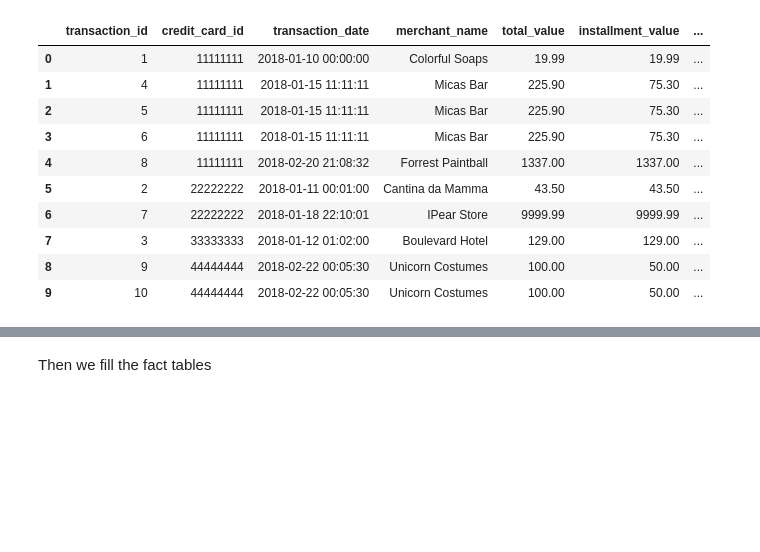
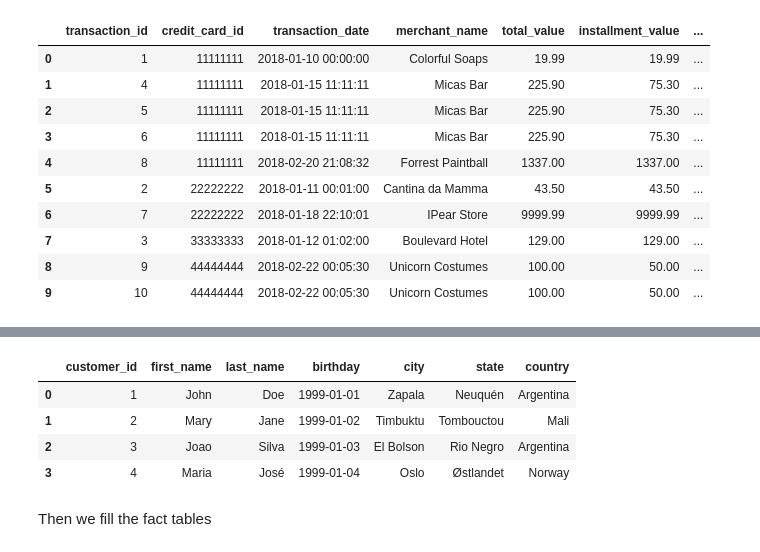
Before and after one commit to ArmlessJohn404/nubank-challenge, a Jupyter notebook: Nubank Challenge.ipynb, the cells around one changed output, grey strips where cells are left out. Drawn from its saved outputs; the diff is of its cells as text; code cells hidden in the pictures; blank space fills up the shorter version.

```diff
--- a/Nubank Challenge.ipynb
+++ b/Nubank Challenge.ipynb
@@ -292,0 +314,8 @@ INERTED credit_card: 44444444
+# %%
+pd.DataFrame(connection.execute("SELECT * FROM customer").fetchall(), columns=customer_columns)
+# %% [output]
+|  | customer_id | first_name | last_name | birthday | city | state | country |
+| 0 | 1 | John | Doe | 1999-01-01 | Zapala | Neuquén | Argentina |
+| 1 | 2 | Mary | Jane | 1999-01-02 | Timbuktu | Tombouctou | Mali |
+| 2 | 3 | Joao | Silva | 1999-01-03 | El Bolson | Rio Negro | Argentina |
+| 3 | 4 | Maria | José | 1999-01-04 | Oslo | Østlandet | Norway |
```
Also changed, not shown: parts of 26 cells of this notebook, 1 other file.
